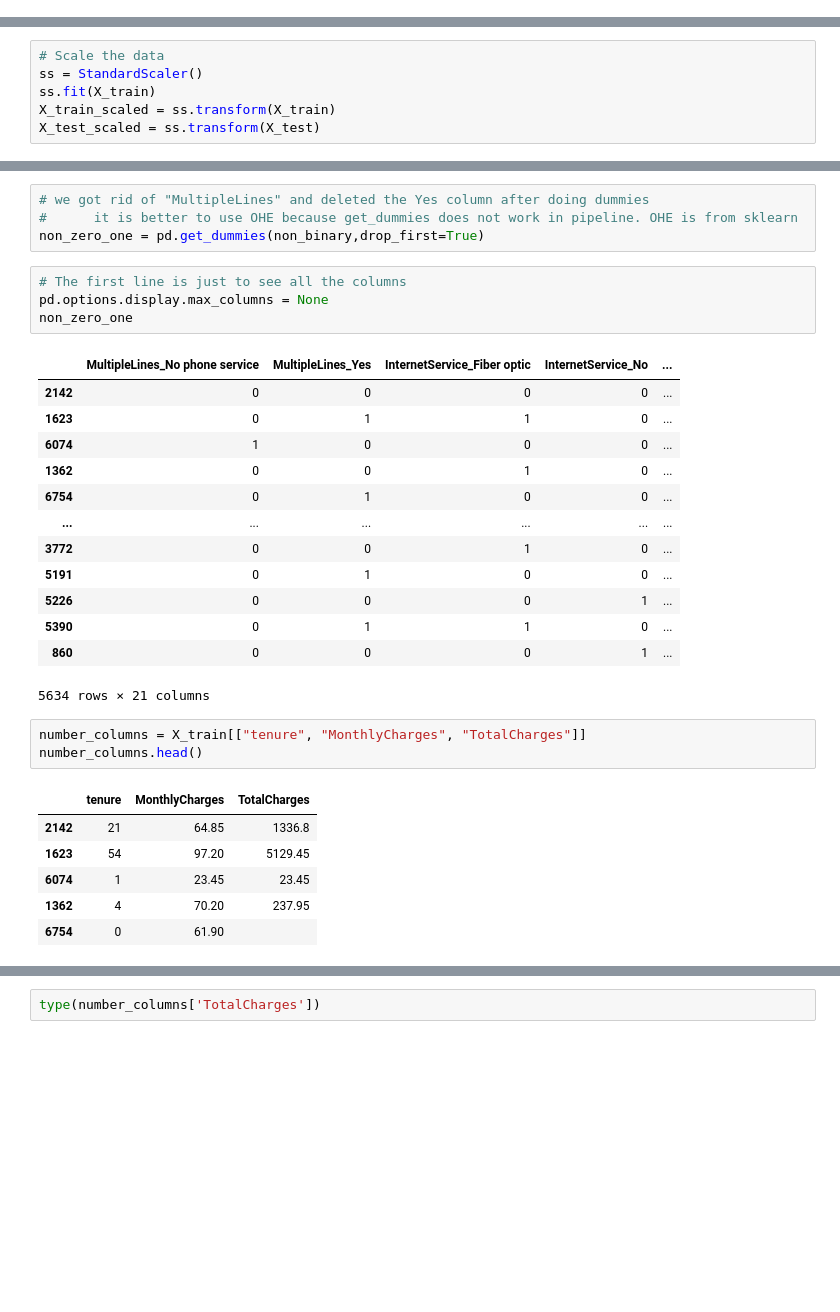
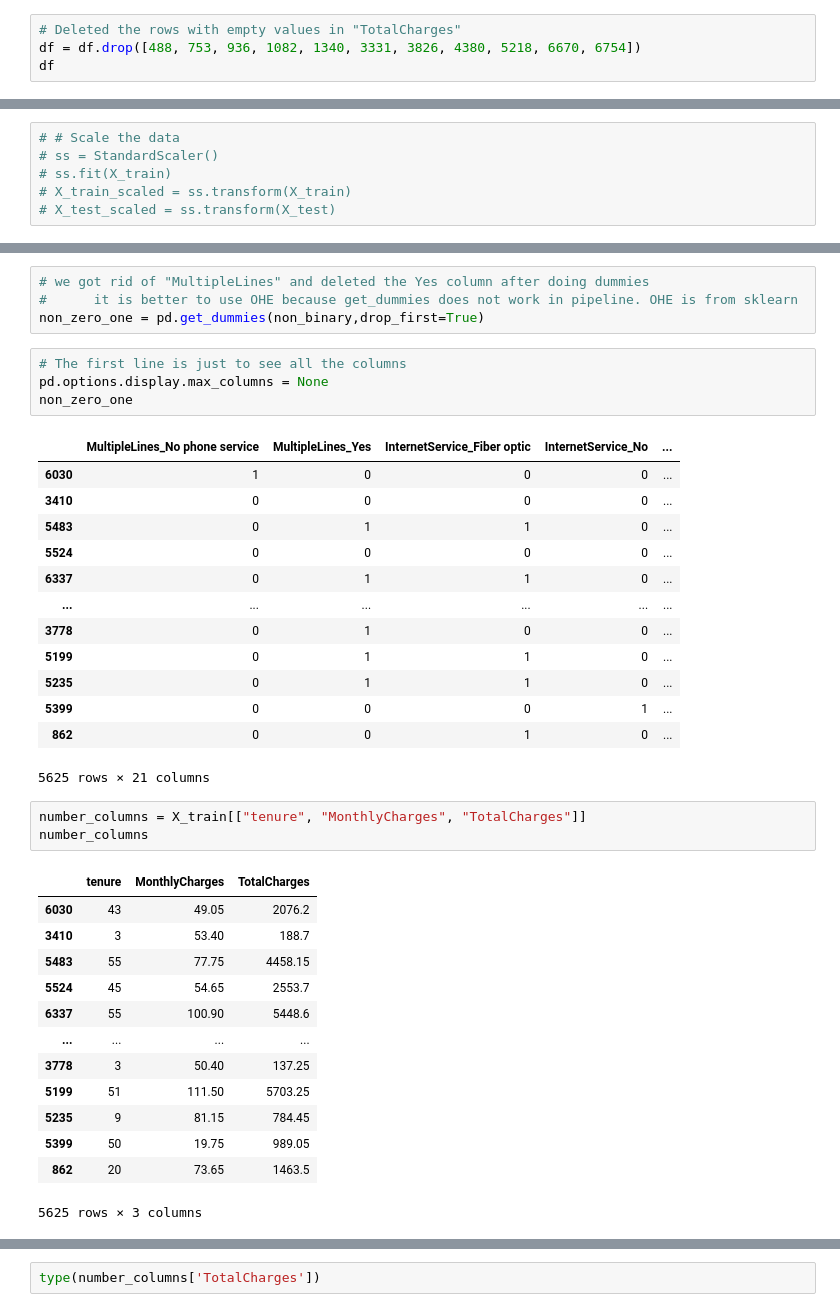
Before and after one commit to RaulCTorres/Capstone, a Jupyter notebook: Scratch code/Raul_scratch.ipynb, the cells around one changed output, grey strips where cells are left out. Saved outputs shown, nothing was run; the diff lists cells and outputs as text; blank space fills up the shorter version.

Commit message:
Almost ready for modeling. Just have to scale

```diff
--- a/Scratch code/Raul_scratch.ipynb
+++ b/Scratch code/Raul_scratch.ipynb
@@ -46,0 +72,4 @@ df.head(3)
+# %%
+# Deleted the rows with empty values in "TotalCharges"
+df = df.drop([488, 753, 936, 1082, 1340, 3331, 3826, 4380, 5218, 6670, 6754])
+df
@@ -139,6 +196,6 @@ X_train, X_test, y_train, y_test = train_test_split(X, y, test_size=0.2, random_
 # %%
-# Scale the data
-ss = StandardScaler()
-ss.fit(X_train)
-X_train_scaled = ss.transform(X_train)
-X_test_scaled = ss.transform(X_test)
+# # Scale the data
+# ss = StandardScaler()
+# ss.fit(X_train)
+# X_train_scaled = ss.transform(X_train)
+# X_test_scaled = ss.transform(X_test)
@@ -193,25 +260,32 @@ pd.options.display.max_columns = None
 non_zero_one
 # %% [output]
 |  | MultipleLines_No phone service | MultipleLines_Yes | InternetService_Fiber optic | InternetService_No | ... |
-| 2142 | 0 | 0 | 0 | 0 | ... |
-| 1623 | 0 | 1 | 1 | 0 | ... |
-| 6074 | 1 | 0 | 0 | 0 | ... |
-| 1362 | 0 | 0 | 1 | 0 | ... |
-| 6754 | 0 | 1 | 0 | 0 | ... |
+| 6030 | 1 | 0 | 0 | 0 | ... |
+| 3410 | 0 | 0 | 0 | 0 | ... |
+| 5483 | 0 | 1 | 1 | 0 | ... |
+| 5524 | 0 | 0 | 0 | 0 | ... |
+| 6337 | 0 | 1 | 1 | 0 | ... |
 | ... | ... | ... | ... | ... | ... |
-| 3772 | 0 | 0 | 1 | 0 | ... |
-| 5191 | 0 | 1 | 0 | 0 | ... |
-| 5226 | 0 | 0 | 0 | 1 | ... |
-| 5390 | 0 | 1 | 1 | 0 | ... |
-| 860 | 0 | 0 | 0 | 1 | ... |
+| 3778 | 0 | 1 | 0 | 0 | ... |
+| 5199 | 0 | 1 | 1 | 0 | ... |
+| 5235 | 0 | 1 | 1 | 0 | ... |
+| 5399 | 0 | 0 | 0 | 1 | ... |
+| 862 | 0 | 0 | 1 | 0 | ... |
-5634 rows × 21 columns
+5625 rows × 21 columns
 # %%
 number_columns = X_train[["tenure", "MonthlyCharges", "TotalCharges"]]
-number_columns.head()
+number_columns
 # %% [output]
 |  | tenure | MonthlyCharges | TotalCharges |
-| 2142 | 21 | 64.85 | 1336.8 |
-| 1623 | 54 | 97.20 | 5129.45 |
-| 6074 | 1 | 23.45 | 23.45 |
-| 1362 | 4 | 70.20 | 237.95 |
-| 6754 | 0 | 61.90 |  |
+| 6030 | 43 | 49.05 | 2076.2 |
+| 3410 | 3 | 53.40 | 188.7 |
+| 5483 | 55 | 77.75 | 4458.15 |
+| 5524 | 45 | 54.65 | 2553.7 |
+| 6337 | 55 | 100.90 | 5448.6 |
+| ... | ... | ... | ... |
+| 3778 | 3 | 50.40 | 137.25 |
+| 5199 | 51 | 111.50 | 5703.25 |
+| 5235 | 9 | 81.15 | 784.45 |
+| 5399 | 50 | 19.75 | 989.05 |
+| 862 | 20 | 73.65 | 1463.5 |
+5625 rows × 3 columns
```
Also changed, not shown: parts of 16 cells of this notebook.
